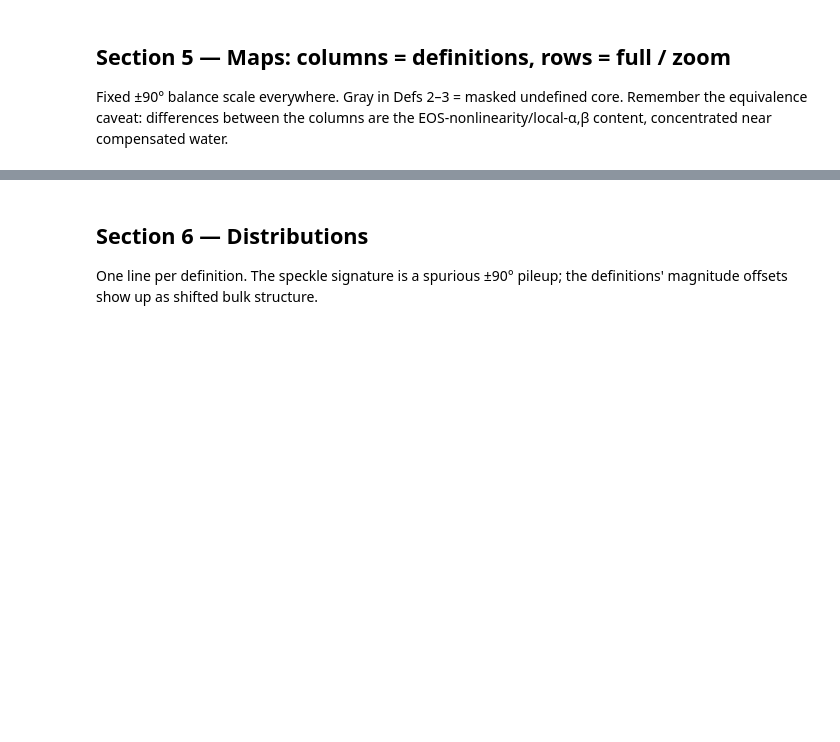
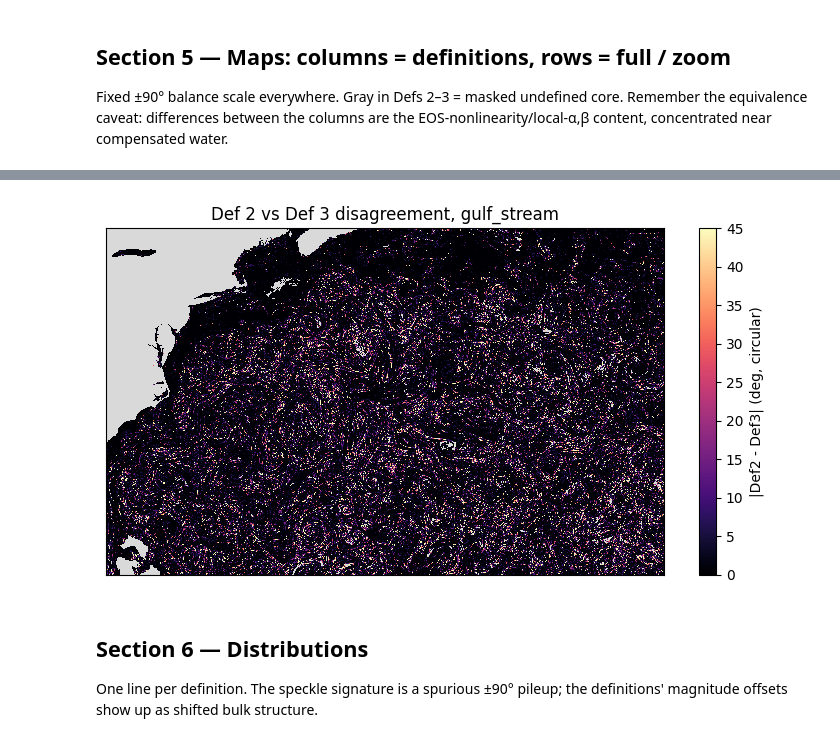
Before and after one commit to Sea-Meets-the-Stars/llc4320-native-grid-preprocessing, a Jupyter notebook: notebooks/notebooks_field_validation/surface_fields/turner_angle.ipynb, the cells around one changed output, grey strips where cells are left out. Cells and saved outputs as stored; diff of their text form; code cells hidden in the pictures; blank space fills up the shorter version.

```diff
--- a/notebooks/notebooks_field_validation/surface_fields/turner_angle.ipynb
+++ b/notebooks/notebooks_field_validation/surface_fields/turner_angle.ipynb
@@ -189,0 +210,11 @@ DEFS = {
+# %%
+# Quantify Def 2 vs Def 3 (same mask applied to both).
+_, _, t2 = DEFS["Def 2 (closed-set)"]
+_, _, t3 = DEFS["Def 3 (projection, W&D)"]
+m = np.isfinite(t2) & np.isfinite(t3)
+d = t2[m] - t3[m]
+print(f"corr           : {np.corrcoef(t2[m], t3[m])[0, 1]:.4f}")
+print(f"RMSE           : {np.sqrt(np.mean(d ** 2)):.2f} deg")
+print(f"median |diff|  : {np.median(np.abs(d)):.2f} deg")
+print(f"|diff| > 10 deg: {100 * np.mean(np.abs(d) > 10):.2f}%")
+print(f"|diff| > 45 deg: {100 * np.mean(np.abs(d) > 45):.2f}%")
@@ -222,3 +261,18 @@ plt.show()
+# %%
+dd = np.full(t2.shape, np.nan)
+dcirc = (t2 - t3 + 90.0) % 180.0 - 90.0
+dd[np.isfinite(t2) & np.isfinite(t3)] = np.abs(
+    dcirc[np.isfinite(t2) & np.isfinite(t3)])
+x, y, _ = DEFS["Def 2 (closed-set)"]
+fig, ax = plt.subplots(figsize=(9, 4.5))
+ax.set_facecolor("0.85")
+pm = ax.pcolormesh(x, y, dd, vmin=0, vmax=45, cmap="magma")
+plt.colorbar(pm, ax=ax, label="|Def2 - Def3| (deg, circular)")
+ax.set_xticks([]); ax.set_yticks([])
+ax.set_title(f"Def 2 vs Def 3 disagreement, {REGION}")
+plt.show()
+# %% [output]
+[figure, added]
 # %% [markdown]
 ## Section 6 — Distributions
 
```
Also changed, not shown: parts of 9 cells of this notebook.
